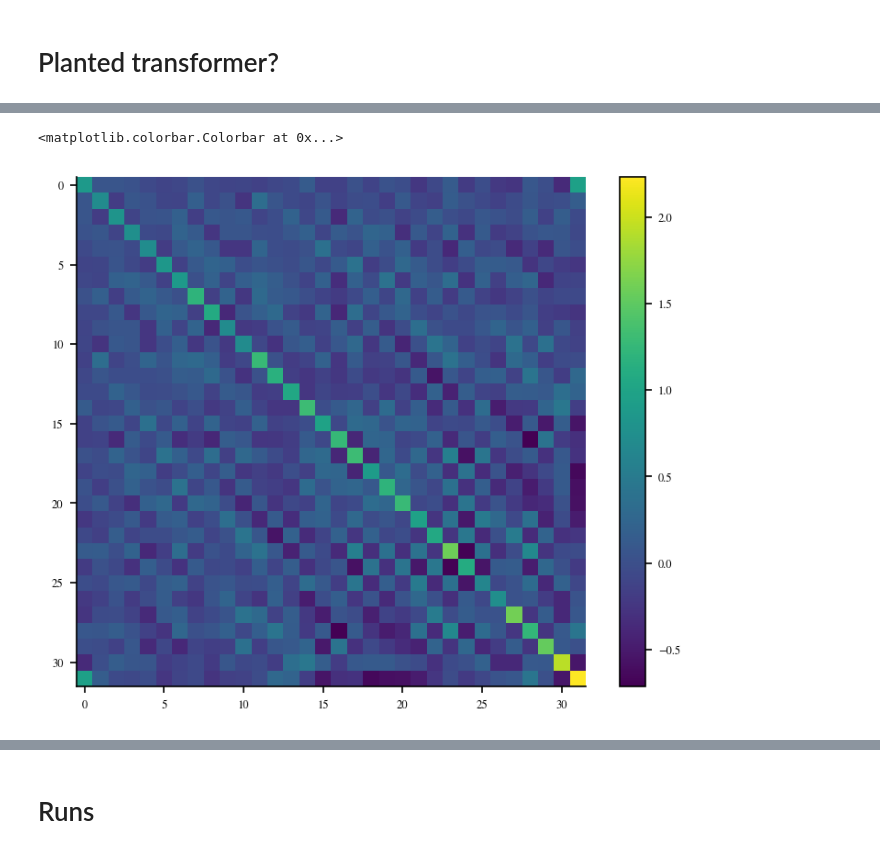
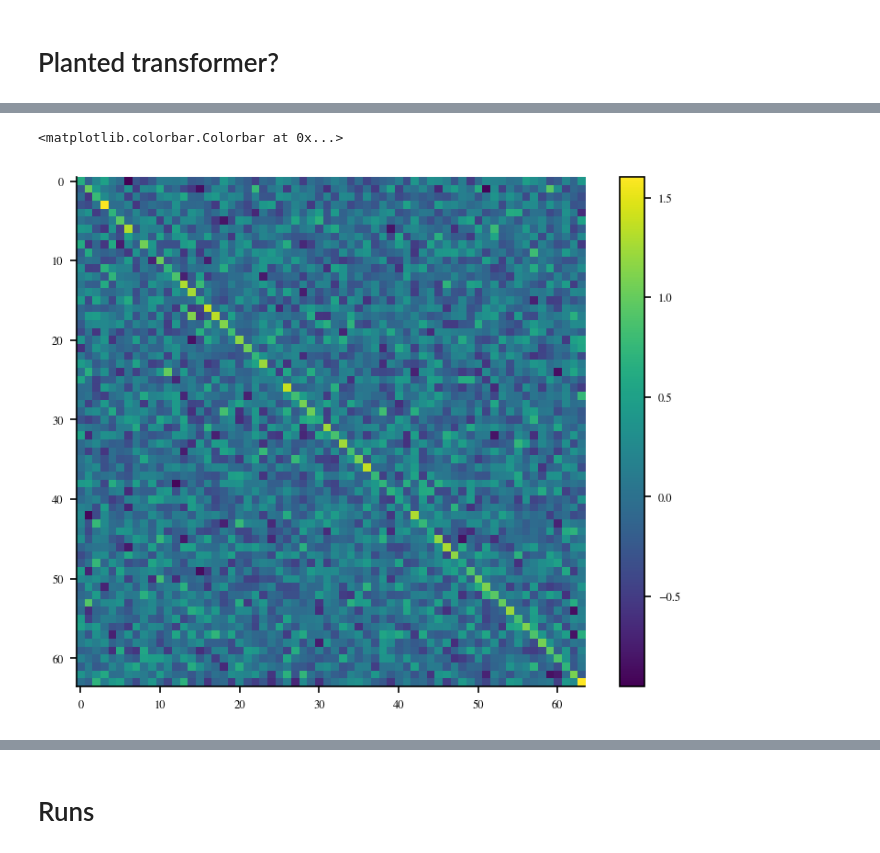
Before and after one commit to CristopherErazo/SAM, a Jupyter notebook: notebooks/26_02_03_Copying_Task.ipynb, the cells around one changed output, grey strips where cells are left out. Drawn from its saved outputs; the diff is of its cells as text; code cells hidden in the pictures.

```diff
--- a/notebooks/26_02_03_Copying_Task.ipynb
+++ b/notebooks/26_02_03_Copying_Task.ipynb
@@ -54,13 +220,12 @@ print('standard deviation of W:', np.std(W)*math.sqrt(model.d_model))
 # Parameters
 vocab_size = 64 # Vocabulary size
 seq_len = 32  # Sequence length
-batch_size = 16 # Batch size
-dataset_size = 20000 # Dataset size
-train_fraction = 0.8 # Fraction of data used for training
-dropout = 0.1 # Dropout rate
+# batch_size = 16 # Batch size
+# dataset_size = 10000 # Dataset size
+# train_fraction = 0.8 # Fraction of data used for training
 alpha = 0.3  # Noise level for parameter initialization
 
-lr = 0.00005  # Learning rate
+lr = 0.0001 # Learning rate
 
 
 
@@ -74,10 +239,10 @@ for key in summary:
     print(f'{key} : {summary[key].shape}')
 
 
-file_path , _, _ = make_data_paths('model', experiment_name= 'induction_head', params=params,ext='pt',base_dir='../data')
-state_model = torch.load(file_path, map_location=device)
+# file_path , _, _ = make_data_paths('model', experiment_name= 'induction_head', params=params,ext='pt',base_dir='../data')
+# state_model = torch.load(file_path, map_location=device)
 
-for key in state_model.keys():
-    print(key, state_model[key].shape if isinstance(state_model[key], torch.Tensor) else type(state_model[key]))
-# print(state_model.keys())
+# for key in state_model.keys():
+#     print(key, state_model[key].shape if isinstance(state_model[key], torch.Tensor) else type(state_model[key]))
+# # print(state_model.keys())
 # %% [output]
@@ -101,10 +255,10 @@ WV2.weight torch.Size([64, 96])
 # %%
-W = state_model['positions.weight'].cpu().numpy()
-plt.imshow(W@W.T, cmap='viridis')
+W = state_model['embedding.weight'].cpu().numpy()
+plt.imshow(W, cmap='viridis')
 plt.colorbar()
 # %% [output]
 <matplotlib.colorbar.Colorbar at 0x...>
-[figure, old version]
+[figure, new version]
 # %%
 # Settings
 
```
Also changed, not shown: parts of 8 cells of this notebook, 3 other files.
